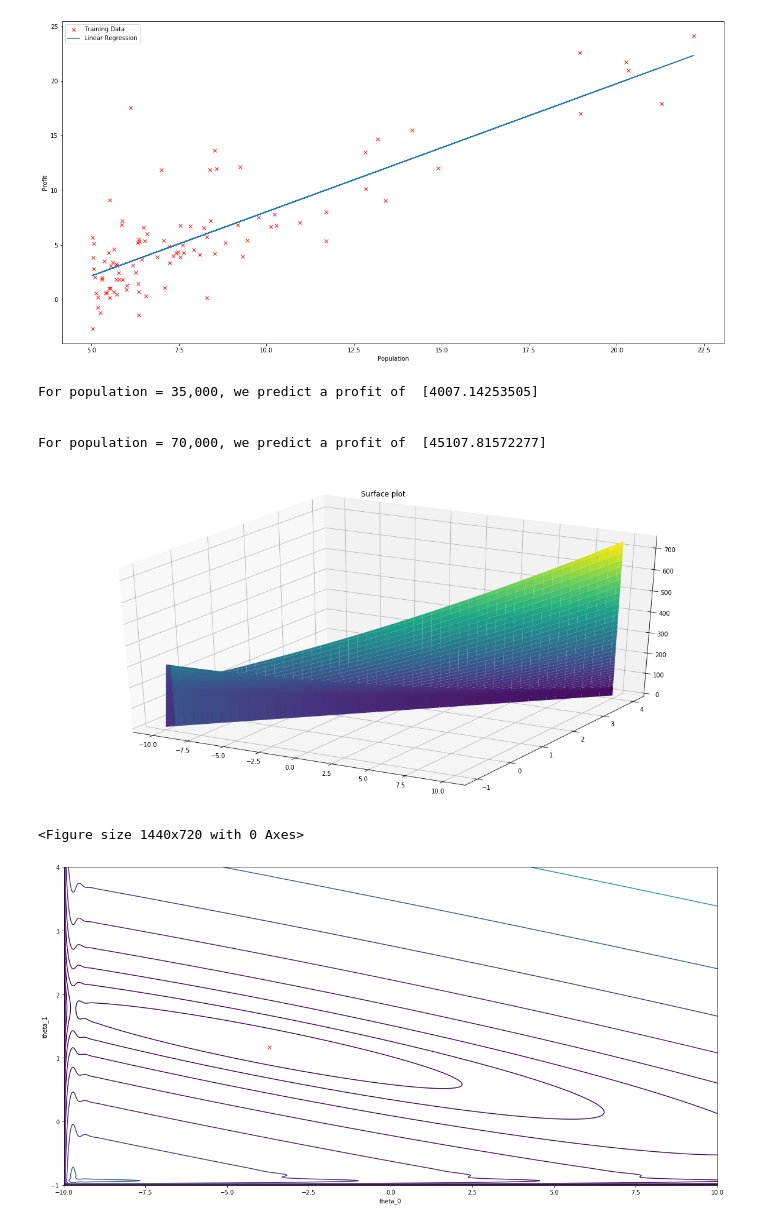
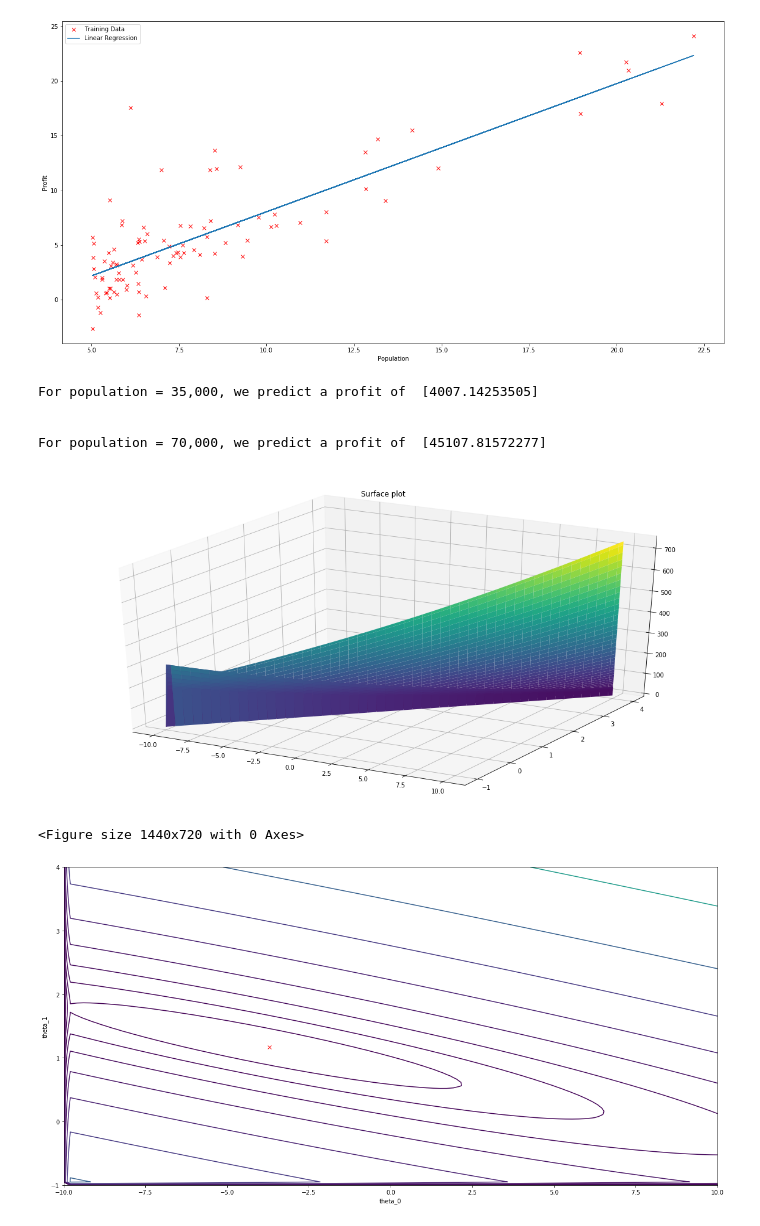
Before and after one commit to aditirao7/robotics, a Jupyter notebook: ML/Python/week2/ex1.ipynb, the cells around one changed output. Saved outputs shown, nothing was run; the diff lists cells and outputs as text; code cells hidden in the pictures.

```diff
--- a/ML/Python/week2/ex1.ipynb
+++ b/ML/Python/week2/ex1.ipynb
@@ -1,7 +1,6 @@
 # %%
 %matplotlib inline
 from mpl_toolkits import mplot3d
-import scipy.ndimage
 import numpy as np
 import pandas as pd
 import matplotlib.pyplot as plt
@@ -79,41 +78,38 @@ ax.set_title('Surface plot')
 plt.show()
 
 plt.figure()
-theta0_vals= scipy.ndimage.zoom(theta0_vals, 20)
-theta1_vals= scipy.ndimage.zoom(theta1_vals, 20)
-J_vals= scipy.ndimage.zoom(J_vals, 20)
 plt.contour(theta0_vals, theta1_vals, J_vals, np.logspace(-2, 3, num=20))
 plt.xlabel('theta_0')
 plt.ylabel('theta_1')
 plt.plot(theta[0], theta[1], 'rx')
 plt.show()
 # %% [output]
 [figure]
 With theta = [0 ; 0]
 Cost computed = [32.07273388]
 
 
 Expected cost value (approx) 32.07
 
 
 With theta = [-1 ; 2]
 Cost computed =  [54.24245508]
 
 
 Expected cost value (approx) 54.24
 ... (5 lines left out)
 Expected theta values (approx)
 
  -3.6303
   1.1664
 [figure]
 For population = 35,000, we predict a profit of  [4007.14253505]
 
 
 For population = 70,000, we predict a profit of  [45107.81572277]
 [figure]
 <Figure size 1440x720 with 0 Axes>
-[figure, old version]
+[figure, new version]
 # %%
 data = np.loadtxt("ex1data2.txt", delimiter=',')
 X = data[:, 0:2]
```
Also changed, not shown: parts of 1 cell of this notebook.
